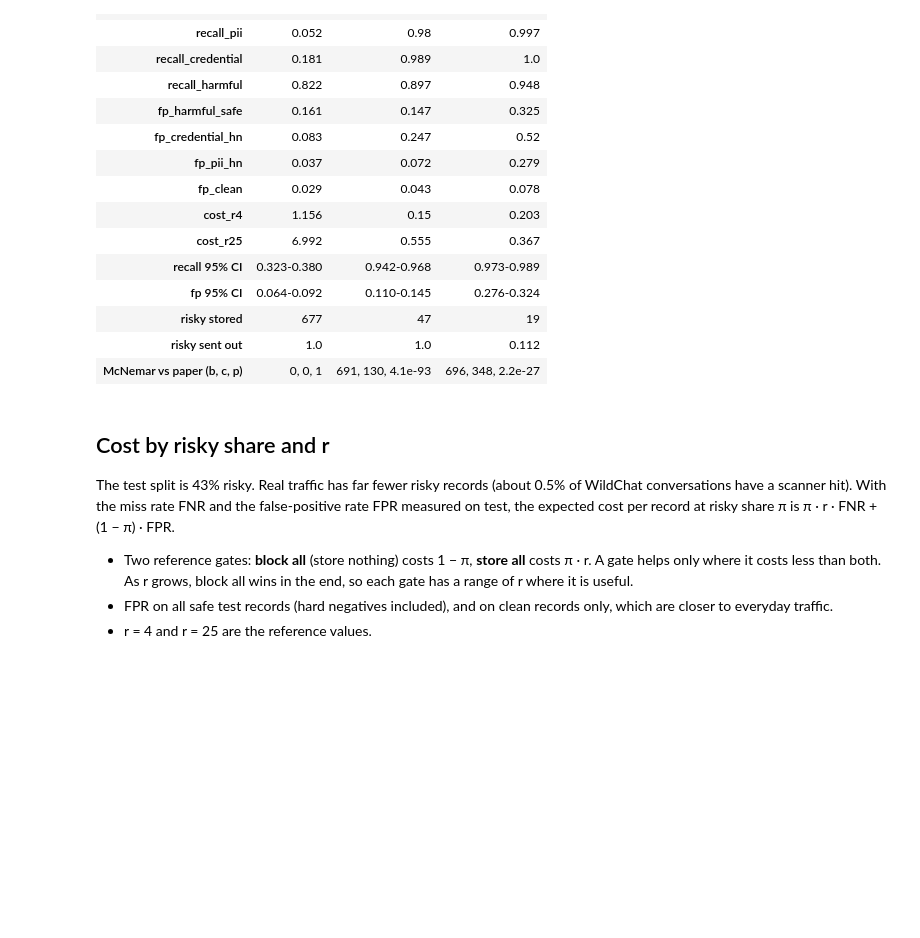
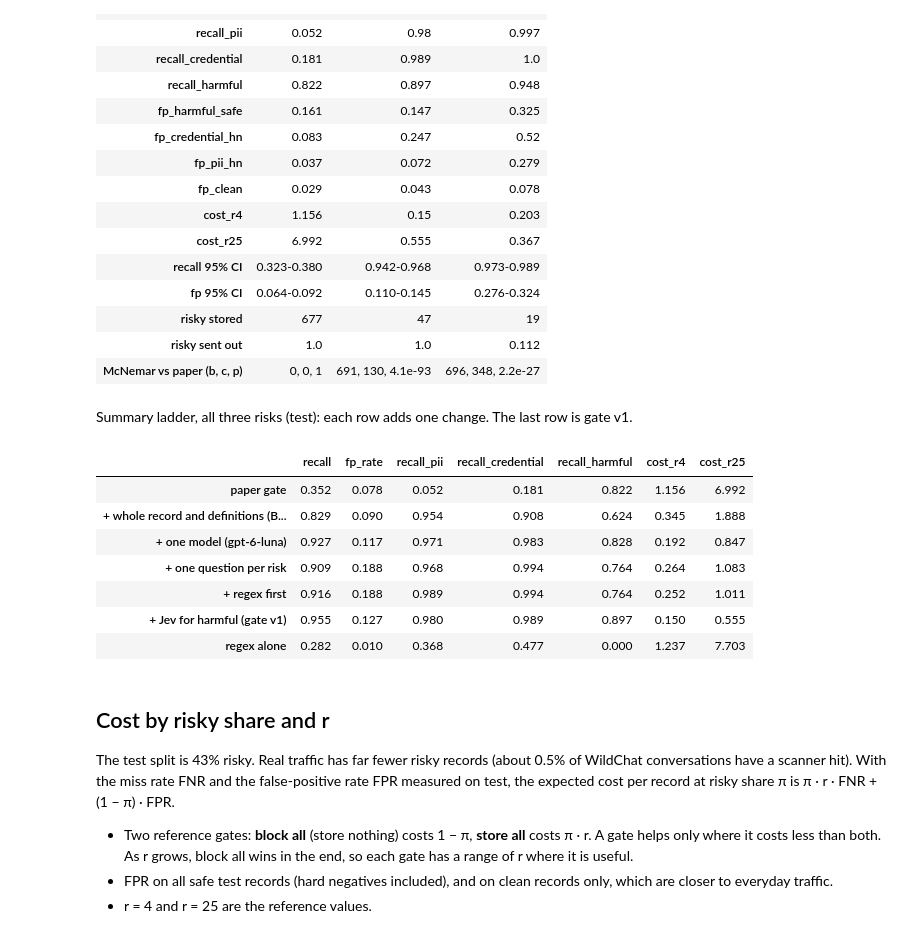
Before and after one commit to jhtae0809-create/AI_Gatekeeper, a Jupyter notebook: Gatekeeper_v1.ipynb, the cells around one changed output. Drawn from its saved outputs; the diff is of its cells as text; code cells hidden in the pictures; blank space fills up the shorter version.

```diff
--- a/Gatekeeper_v1.ipynb
+++ b/Gatekeeper_v1.ipynb
@@ -1046,6 +1046,24 @@ FINAL_T.T
 | risky stored | 677 | 47 | 19 |
 | risky sent out | 1.0 | 1.0 | 0.112 |
 | McNemar vs paper (b, c, p) | 0, 0, 1 | 691, 130, 4.1e-93 | 696, 348, 2.2e-27 |
+# %% [markdown]
+Summary ladder, all three risks (test): each row adds one change. The last row is gate v1.
+# %%
+LADDER = {"paper gate": ALL[PAPER], "+ whole record and definitions (B1, 3-of-5 vote)": ALL["B1 | consensus 3-of-5"],
+          "+ one model (gpt-6-luna)": ALL["B1 | gpt-6-luna"], "+ one question per risk": ALL["3 axis prompts, OR | gpt-6-luna"],
+          "+ regex first": ALL["regex OR 3 axis prompts, OR | gpt-6-luna"], "+ Jev for harmful (gate v1)": FINAL["v1"], "regex alone": regex}
+LADDER_T = report(LADDER)[["recall", "fp_rate", "recall_pii", "recall_credential", "recall_harmful", "cost_r4", "cost_r25"]]
+assert LADDER_T.loc["+ Jev for harmful (gate v1)", "recall"] == FINAL_T.loc["v1", "recall"]
+LADDER_T
+# %% [output]
+|  | recall | fp_rate | recall_pii | recall_credential | recall_harmful | cost_r4 | cost_r25 |
+| paper gate | 0.352 | 0.078 | 0.052 | 0.181 | 0.822 | 1.156 | 6.992 |
+| + whole record and definitions (B... | 0.829 | 0.090 | 0.954 | 0.908 | 0.624 | 0.345 | 1.888 |
+| + one model (gpt-6-luna) | 0.927 | 0.117 | 0.971 | 0.983 | 0.828 | 0.192 | 0.847 |
+| + one question per risk | 0.909 | 0.188 | 0.968 | 0.994 | 0.764 | 0.264 | 1.083 |
+| + regex first | 0.916 | 0.188 | 0.989 | 0.994 | 0.764 | 0.252 | 1.011 |
+| + Jev for harmful (gate v1) | 0.955 | 0.127 | 0.980 | 0.989 | 0.897 | 0.150 | 0.555 |
+| regex alone | 0.282 | 0.010 | 0.368 | 0.477 | 0.000 | 1.237 | 7.703 |
 # %% [markdown]
 ## Cost by risky share and r
 
```
Also changed, not shown: parts of 1 cell of this notebook, 4 other files.
